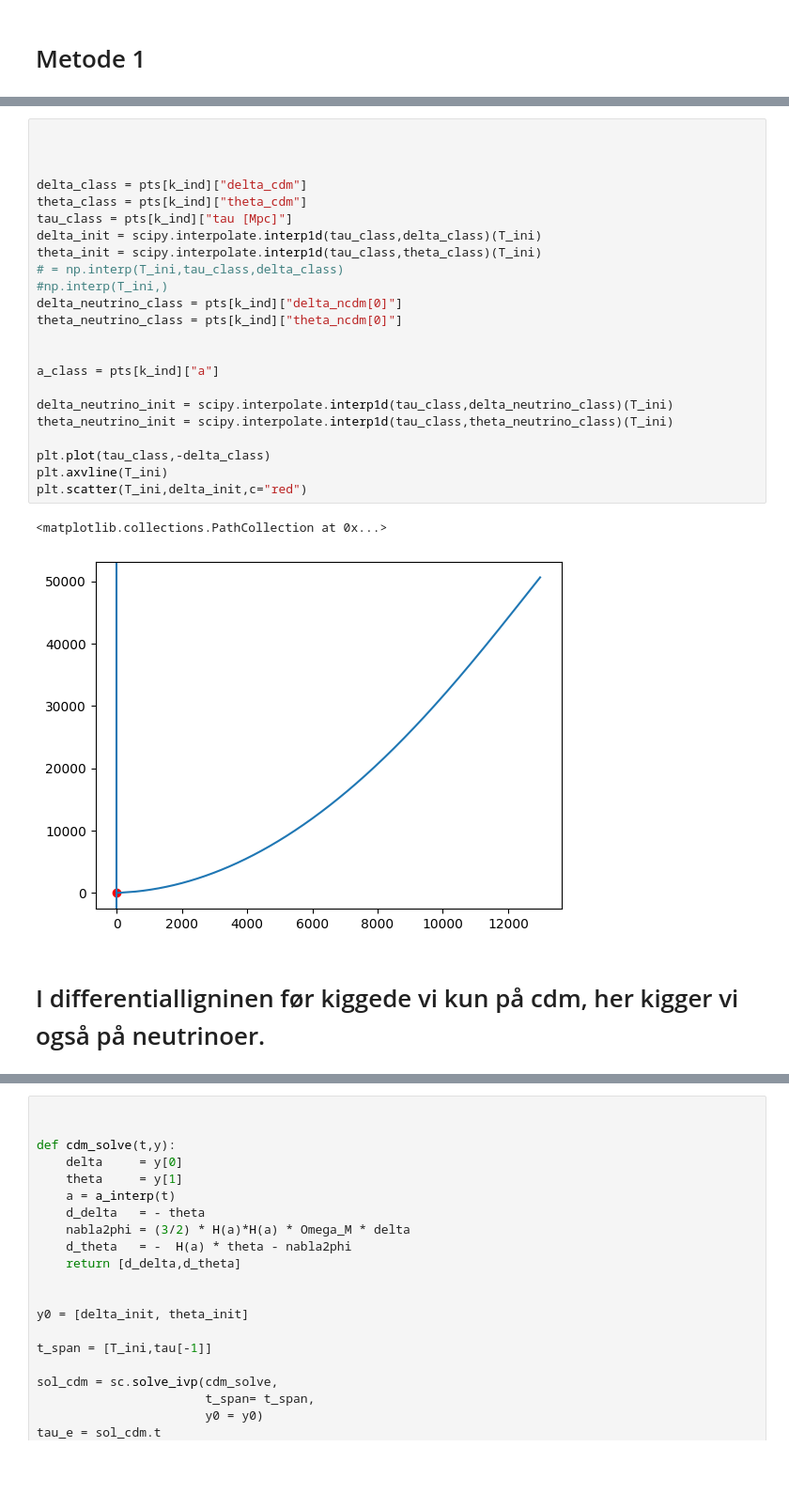
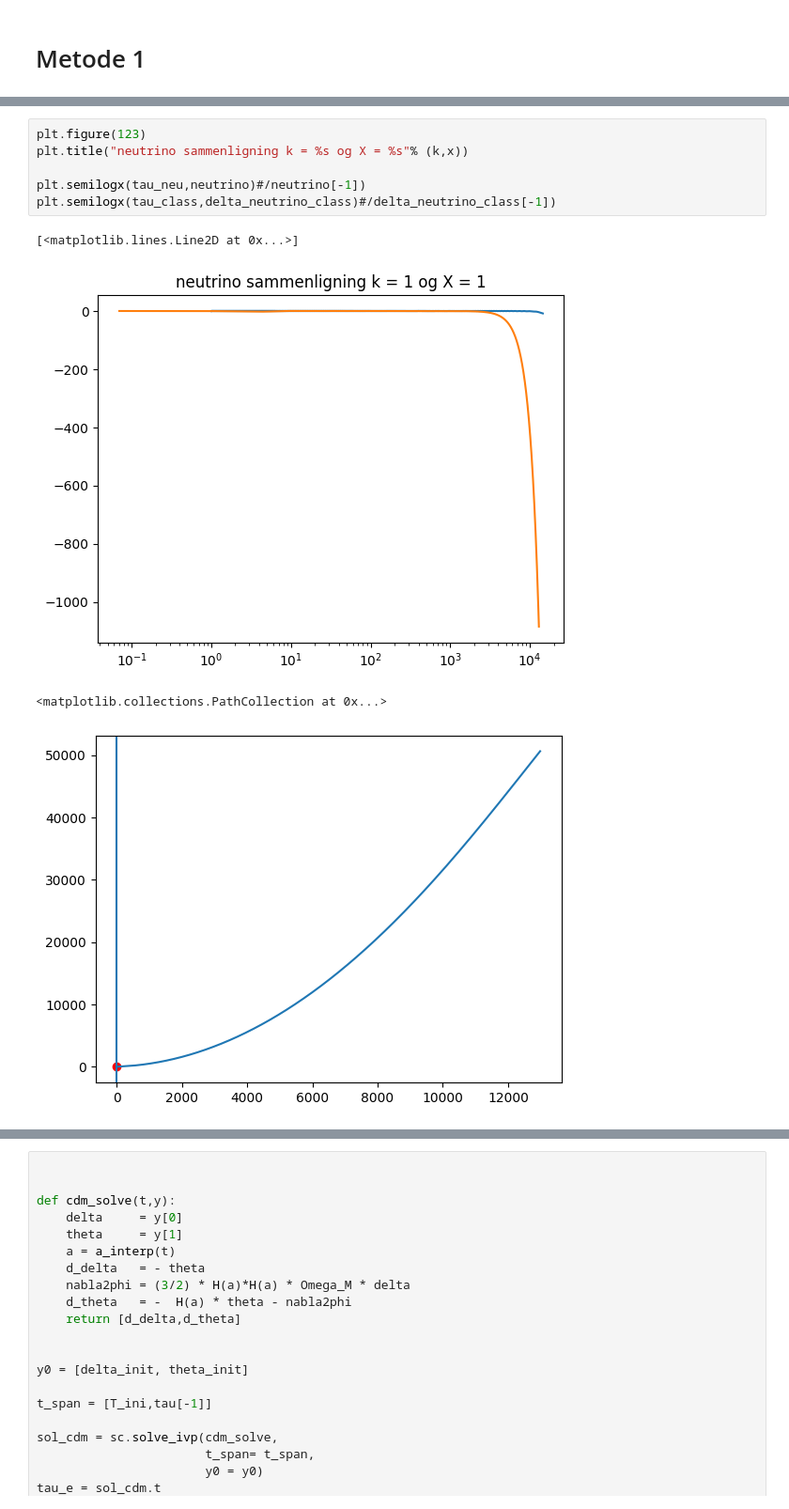
Before and after one commit to eriksteenberg/Power-spectrum-Test, a Jupyter notebook: cdm_cs_simulering-Copy1.ipynb, the cells around one changed output, grey strips where cells are left out. Shown at 94% size. Cells and saved outputs as stored; diff of their text form; blank space fills up the shorter version.

```diff
--- a/cdm_cs_simulering-Copy1.ipynb
+++ b/cdm_cs_simulering-Copy1.ipynb
@@ -196,28 +233,13 @@ plt.loglog(tau_class,-delta_neutrino_class,label="class neutrino delta")
+# %%
+plt.figure(123)
+plt.title("neutrino sammenligning k = %s og X = %s"% (k,x))
+
+plt.semilogx(tau_neu,neutrino)#/neutrino[-1])
+plt.semilogx(tau_class,delta_neutrino_class)#/delta_neutrino_class[-1])
+# %% [output]
+[<matplotlib.lines.Line2D at 0x...>]
+[figure, added]
 # %%
-
-
-
-delta_class = pts[k_ind]["delta_cdm"]
-theta_class = pts[k_ind]["theta_cdm"]
-tau_class = pts[k_ind]["tau [Mpc]"]
-delta_init = scipy.interpolate.interp1d(tau_class,delta_class)(T_ini)
-theta_init = scipy.interpolate.interp1d(tau_class,theta_class)(T_ini)
-# = np.interp(T_ini,tau_class,delta_class)
-#np.interp(T_ini,)
-delta_neutrino_class = pts[k_ind]["delta_ncdm[0]"]
-theta_neutrino_class = pts[k_ind]["theta_ncdm[0]"]
-
-
-a_class = pts[k_ind]["a"]
-
-delta_neutrino_init = scipy.interpolate.interp1d(tau_class,delta_neutrino_class)(T_ini)
-theta_neutrino_init = scipy.interpolate.interp1d(tau_class,theta_neutrino_class)(T_ini)
-
-plt.plot(tau_class,-delta_class)
-plt.axvline(T_ini)
-plt.scatter(T_ini,delta_init,c="red")
 # %% [output]
 <matplotlib.collections.PathCollection at 0x...>
 [figure]
-# %% [markdown]
-# I differentialligninen før kiggede vi kun på cdm, her kigger vi også på neutrinoer.
```
Also changed, not shown: parts of 24 cells of this notebook, 1 other file.
